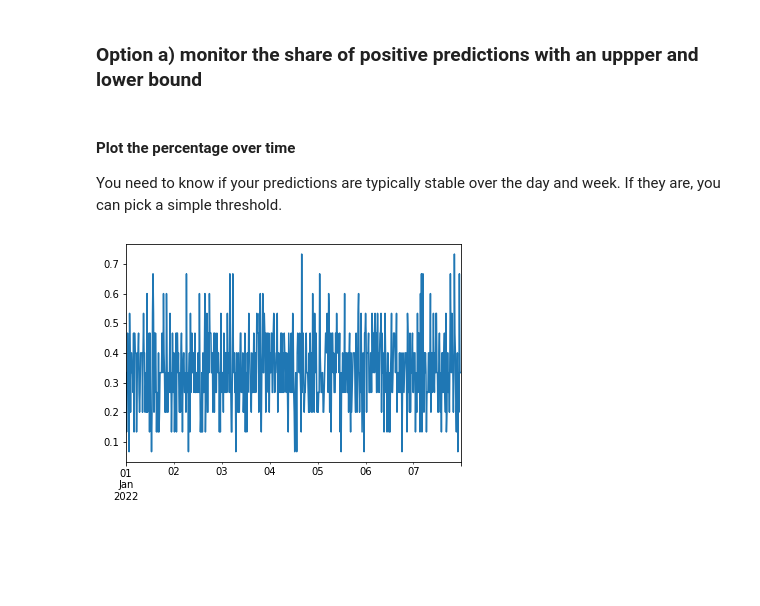
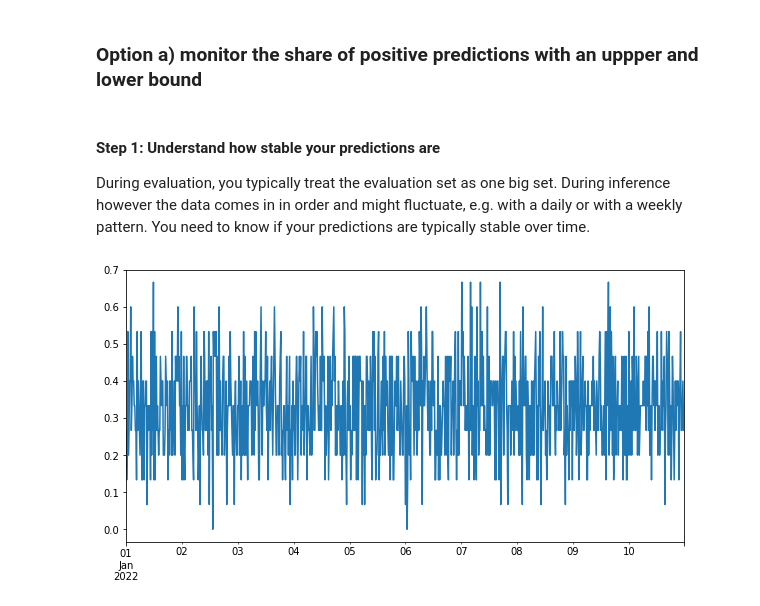
Before and after one commit to rmminusrslash/ml_ops, a Jupyter notebook: Machine Learning Monitoring- Output Monitoring.ipynb, the cells around one changed output. Saved outputs shown, nothing was run; the diff lists cells and outputs as text; code cells hidden in the pictures; blank space fills up the shorter version.

```diff
--- a/Machine Learning Monitoring- Output Monitoring.ipynb
+++ b/Machine Learning Monitoring- Output Monitoring.ipynb
@@ -25,12 +25,13 @@ df_train, df_test = train_test_split(iris, stratify=iris["target"], random_state
 rf_clf = RandomForestClassifier(random_state=0)
 rf_clf.fit(df_train.drop("target", axis=1), df_train["target"]==1.0);
 # %%
-# create a bigger dataset by upsampling
-num_data_points=7*60*24
+# create a bigger testset by upsampling
+num_data_points=10*60*24
 df_test=df_test.sample(num_data_points,random_state=4,replace=True)
 
 prediction= pd.Series(rf_clf.predict_proba(df_test.drop("target",axis=1))[:,1])
-prediction.index=pd.date_range("2022-01-01", periods= num_data_points, freq="min")
+# we pretend the data has this time axis during inference
+prediction.index=pd.date_range("2022-01-01", periods=num_data_points, freq="min")
 # %%
 # visualize predictions
 prediction.hist(bins=100);
@@ -41,19 +42,20 @@ prediction.hist(bins=100);
 # %% [markdown]
 ### Option a) monitor the share of positive predictions with an uppper and lower bound
 # %% [markdown]
-#### Plot the percentage over time
-You need to know if your predictions are typically stable over the day and week. If they are, you can pick a
-simple threshold.
+#### Step 1: Understand how stable your predictions are
+During evaluation, you typically treat the evaluation set as one big set. During inference however the data comes in in order and might fluctuate, e.g. with a daily or with a weekly pattern. You need to know if your predictions are typically stable over time.
 # %%
 import matplotlib.pyplot as plt
 # you decided that you get the best precision-recall tradeoff for
 # your problem at 0.8 (making it up here, not actually based on the dataset)
 your_threshold=0.8
 # %%
-# real time prediction with a small time range (as small as you can get away with considering your amount of traffic)
-(prediction>your_threshold).resample("15min").mean().plot();
-# this looks very noisy! if you have that little traffic (1 req/min), you can only alert on a very rough rule,
+# real-time prediction with a small time range (as small as you can get away with considering your amount of traffic)
+(prediction>your_threshold).resample("15min").mean().plot(figsize=(10,5));
+# this looks very noisy! if you have that little traffic (1 req/min), you can only alert with broad thresholds
 # e.g. rejection ==0 or rejection >0.7
+# Go ahead and create this alert. Sometimes catastrophic failure happens and it is good to have a fast alert,
+# even if it only uncovers big problems
 # %% [output]
-[figure, old version]
+[figure, new version]
 # %%
```
Also changed, not shown: parts of 8 cells of this notebook.
